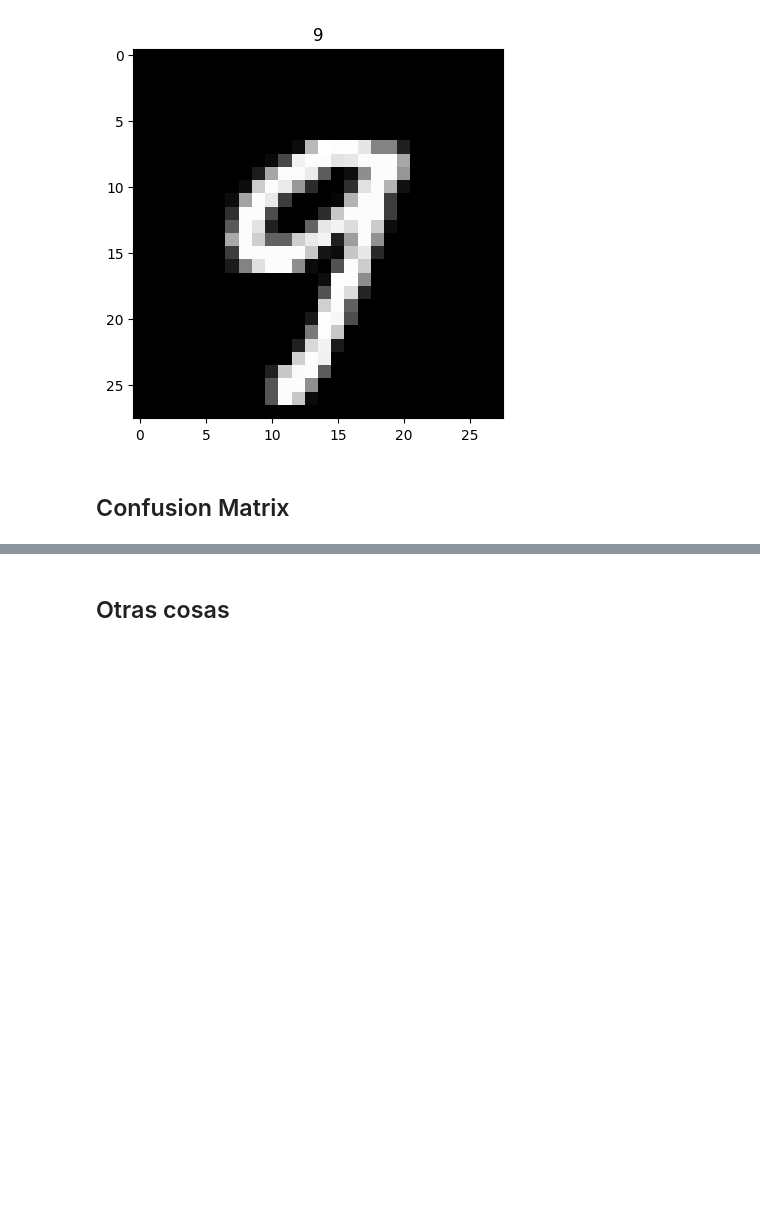
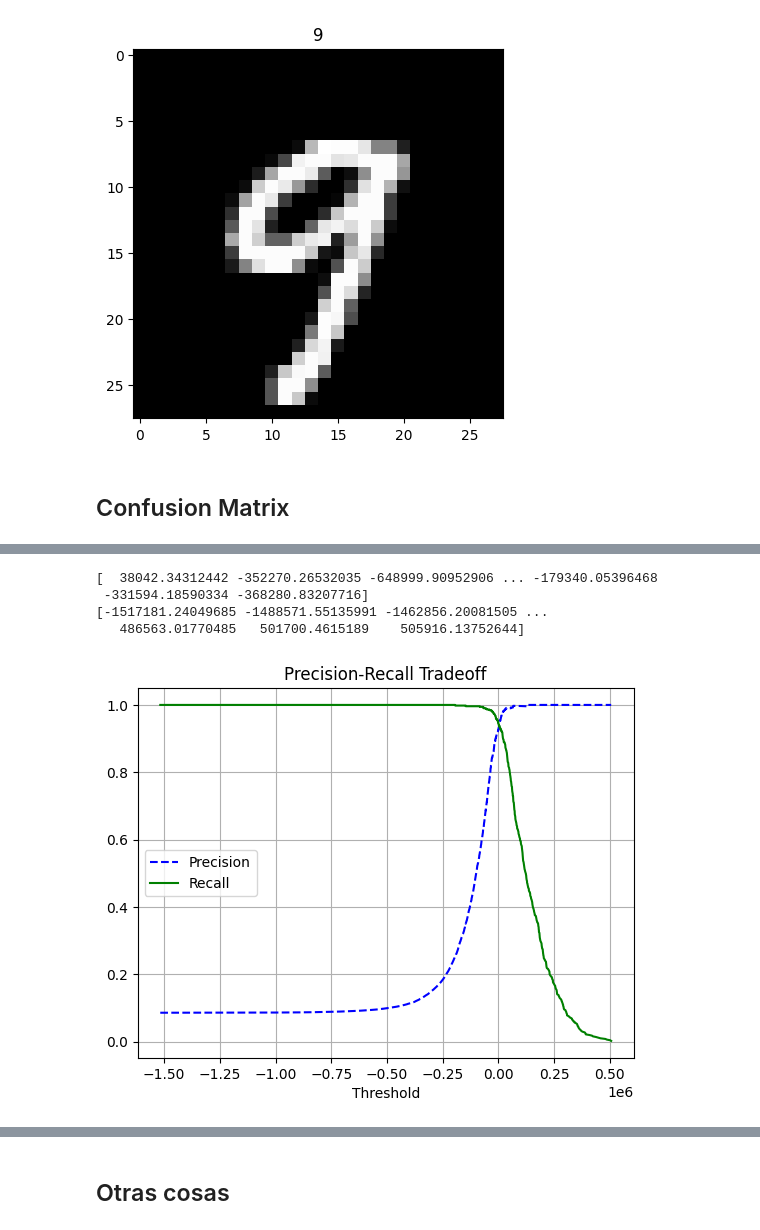
Before and after one commit to Edd17369/machine-learning, a Jupyter notebook: geron_Classification.ipynb, the cells around one changed output, grey strips where cells are left out. Saved outputs shown, nothing was run; the diff lists cells and outputs as text; code cells hidden in the pictures; blank space fills up the shorter version.

```diff
--- a/geron_Classification.ipynb
+++ b/geron_Classification.ipynb
@@ -64,0 +89,23 @@ print(confusion_matrix(y_pred_5d, y_train_5))
+# %%
+from sklearn.metrics import precision_recall_curve
+
+y_scores = sgd_clf.decision_function(X_train) # returns scores, if score_instance > threshold, then instance is classified as positive else negative
+precisions, recalls, thresholds = precision_recall_curve(y_train_5, y_scores)
+print(y_scores)
+print(thresholds)
+
+fig, ax = plt.subplots()
+
+plt.plot(thresholds, precisions[:-1], "b--", label="Precision")
+plt.plot(thresholds, recalls[:-1], "g-", label="Recall")
+plt.grid(True)
+plt.xlabel("Threshold")
+plt.legend()
+plt.title("Precision-Recall Tradeoff")
+plt.show()
+# %% [output]
+[  38042.34312442 -352270.26532035 -648999.90952906 ... -179340.05396468
+ -331594.18590334 -368280.83207716]
+[-1517181.24049685 -1488571.55135991 -1462856.20081505 ...
+   486563.01770485   501700.4615189    505916.13752644]
+[figure, added]
```
Also changed, not shown: parts of 16 cells of this notebook, 1 other file.
